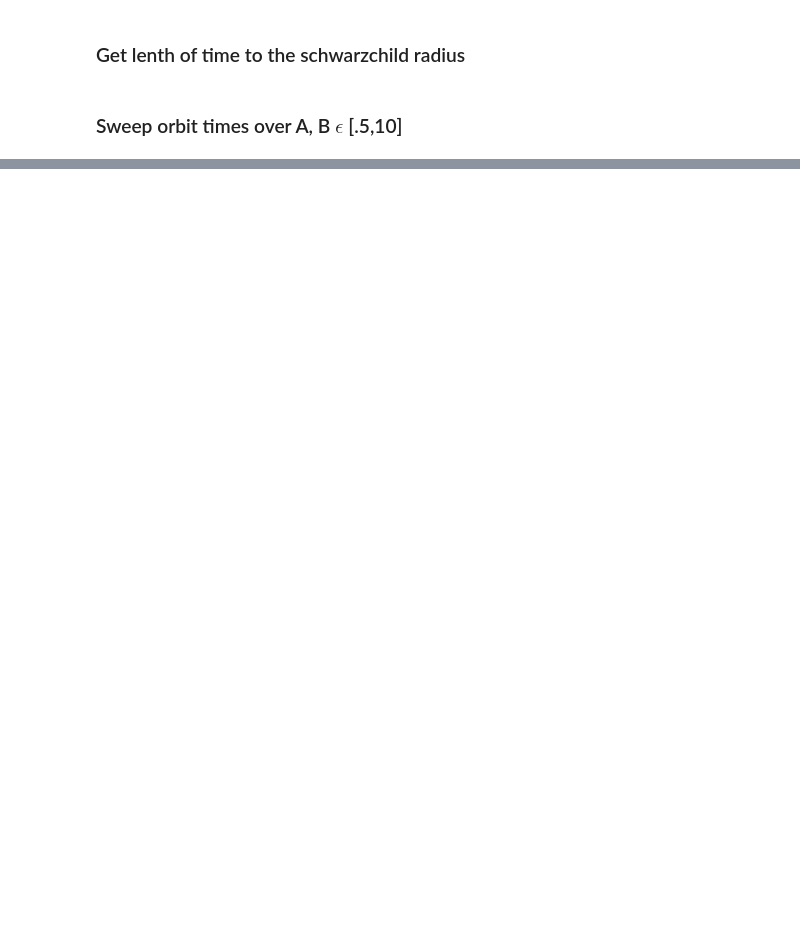
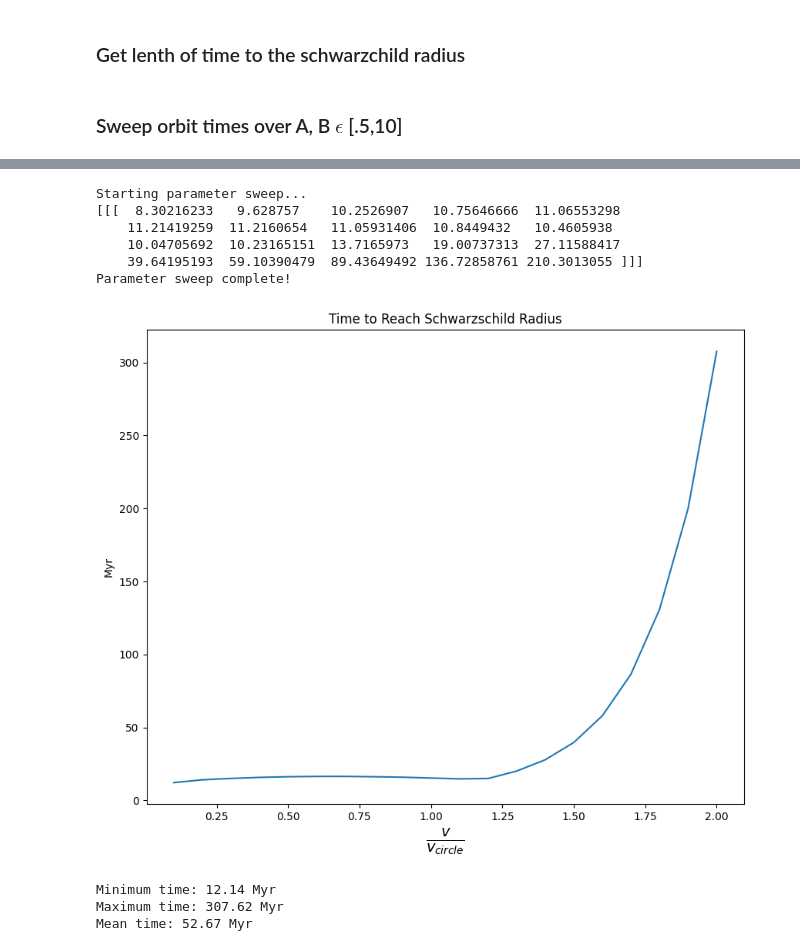
Before and after one commit to ndh3286-dev/CompPhys_HW, a Jupyter notebook: HW4/2.ipynb, the cells around one changed output, grey strips where cells are left out. Cells and saved outputs as stored; diff of their text form; code cells hidden in the pictures; blank space fills up the shorter version.

```diff
--- a/HW4/2.ipynb
+++ b/HW4/2.ipynb
@@ -460,0 +252,45 @@ chunk= 1, workers= 4 -> 12.54 s
+# %%
+import importlib
+import mp2
+importlib.reload(mp2)
+
+
+if __name__ == "__main__":
+    # Generate 2D heatmap of time to schwarzschild vs A and B
+    v0_values = np.zeros((20, 3))
+    v0_values[:,1] = np.linspace(.1, 2, 20)   # Adjusted range and increased resolution
+
+    print("Starting parameter sweep...")
+    # Example: use multiprocessing Pool (may need module/script on Windows)
+    results = mp2.parameter_sweep(np.array([1.0, 0.0, 0.0]), v0_values,
+                    dt=1e-7, tf=10, alpha_dispersion=1,
+                    A_values=None, B_values=None, parallel=True, backend='multiprocessing', max_workers=8, show_progress=False, chunk_size=4)
+    print(results)
+    print("Parameter sweep complete!")
+    results = results[0,0,:] * 1.46275609357
+    # Create the heatmap with improved visualization
+    plt.figure(figsize=(10, 8))
+    plt.plot(v0_values[:,1], results)
+    plt.ylabel('Myr')
+    plt.xlabel(r'$\frac{v}{v_{circle}}$', fontsize=20)
+    plt.title('Time to Reach Schwarzschild Radius')
+
+    # Add grid lines
+    plt.grid(True, which='both', color='white', linestyle='-', alpha=0.2)
+    plt.show()
+
+    # Print some statistics
+    print(f"Minimum time: {np.min(results):.2f} Myr")
+    print(f"Maximum time: {np.max(results):.2f} Myr")
+    print(f"Mean time: {np.mean(results):.2f} Myr")
+# %% [output]
+Starting parameter sweep...
+[[[  8.30216233   9.628757    10.2526907   10.75646666  11.06553298
+    11.21419259  11.2160654   11.05931406  10.8449432   10.4605938
+    10.04705692  10.23165151  13.7165973   19.00737313  27.11588417
+    39.64195193  59.10390479  89.43649492 136.72858761 210.3013055 ]]]
+Parameter sweep complete!
+[figure, added]
+Minimum time: 12.14 Myr
+Maximum time: 307.62 Myr
+Mean time: 52.67 Myr
```
Also changed, not shown: parts of 5 cells of this notebook, 1 other file.
